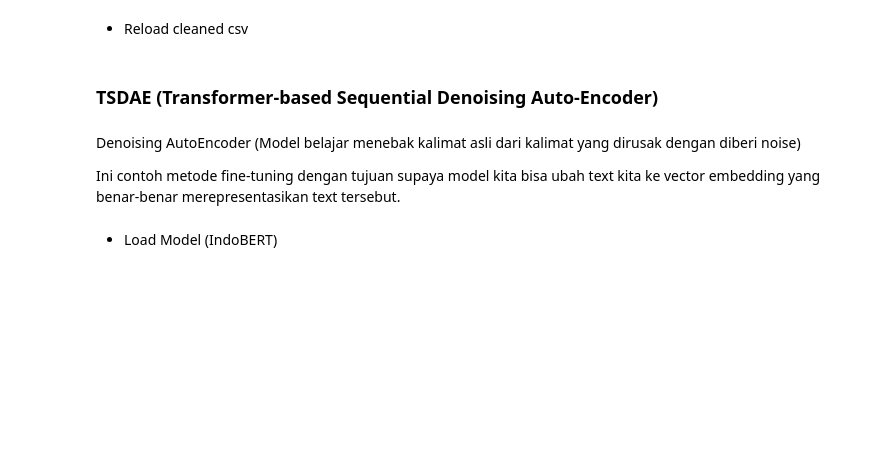
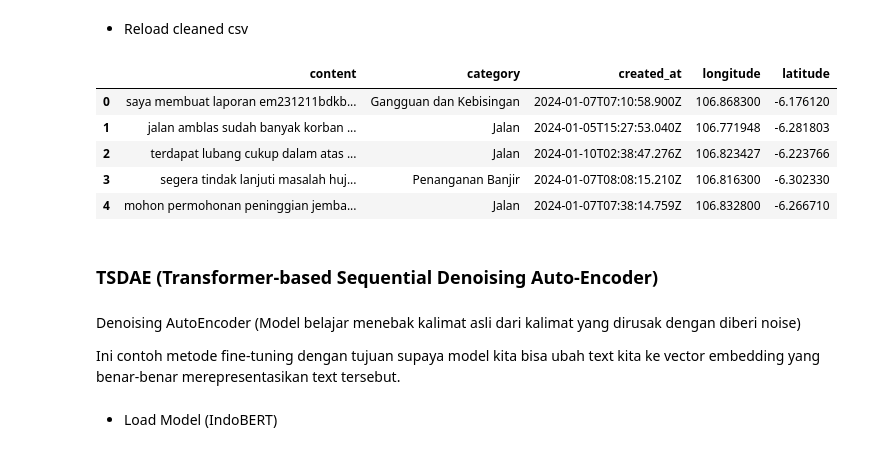
Before and after one commit to williamtheodoruswijaya/mteb-auto-labeller, a Jupyter notebook: workflow/mteb_autolabeller.ipynb, the cells around one changed output. Cells and saved outputs as stored; diff of their text form; code cells hidden in the pictures; blank space fills up the shorter version.

```diff
--- a/workflow/mteb_autolabeller.ipynb
+++ b/workflow/mteb_autolabeller.ipynb
@@ -176,9 +313,14 @@ device
 # %%
 df = pd.read_csv('cleaned_dataset.csv')
 
-df['content'] = df['content'].astype(str)
-
 df.head()
+# %% [output]
+|  | content | category | created_at | longitude | latitude |
+| 0 | saya membuat laporan em231211bdkb... | Gangguan dan Kebisingan | 2024-01-07T07:10:58.900Z | 106.868300 | -6.176120 |
+| 1 | jalan amblas sudah banyak korban ... | Jalan | 2024-01-05T15:27:53.040Z | 106.771948 | -6.281803 |
+| 2 | terdapat lubang cukup dalam atas ... | Jalan | 2024-01-10T02:38:47.276Z | 106.823427 | -6.223766 |
+| 3 | segera tindak lanjuti masalah huj... | Penanganan Banjir | 2024-01-07T08:08:15.210Z | 106.816300 | -6.302330 |
+| 4 | mohon permohonan peninggian jemba... | Jalan | 2024-01-07T07:38:14.759Z | 106.832800 | -6.266710 |
 # %%
 X = df['content'].tolist()
 # %% [markdown]
```
Also changed, not shown: parts of 67 cells of this notebook.
